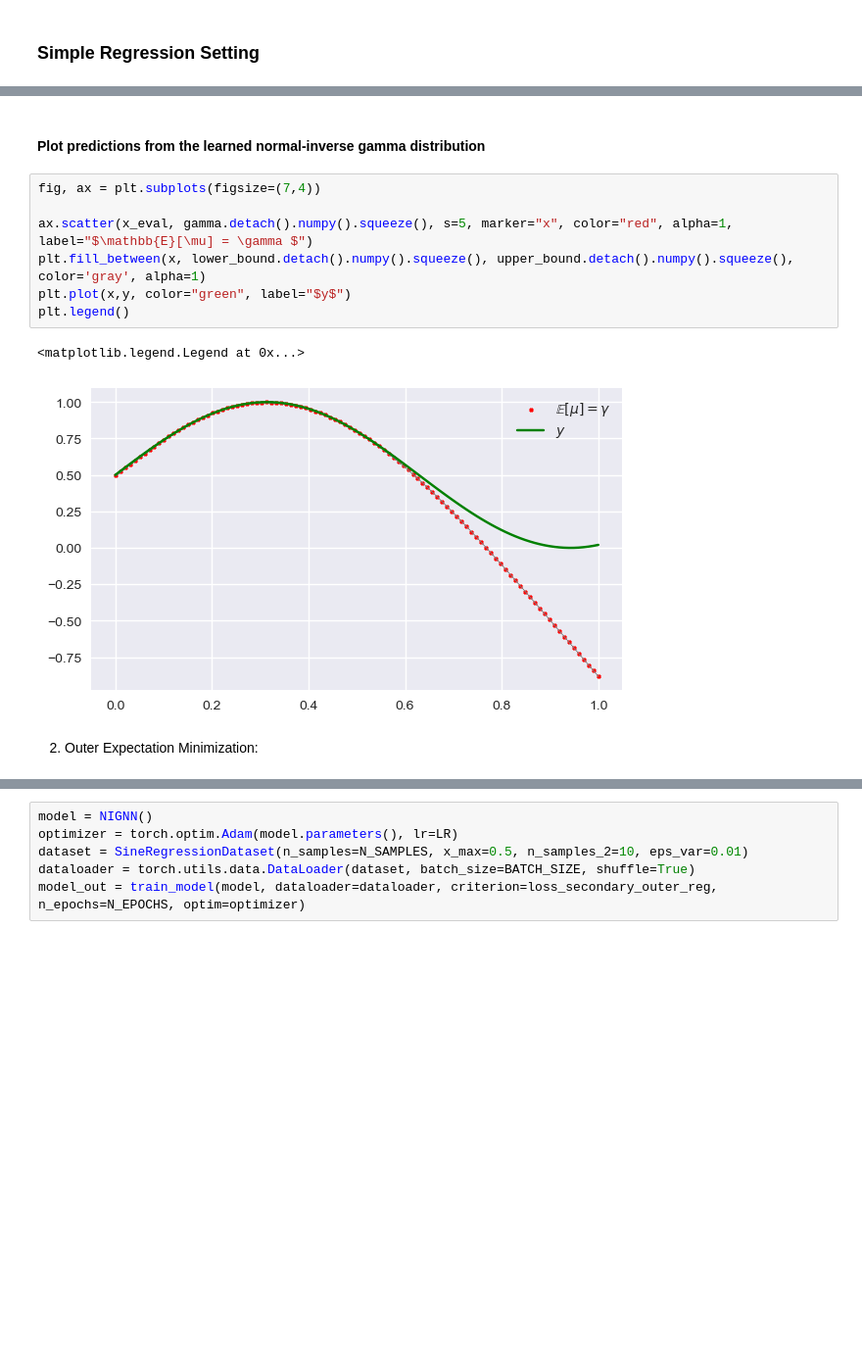
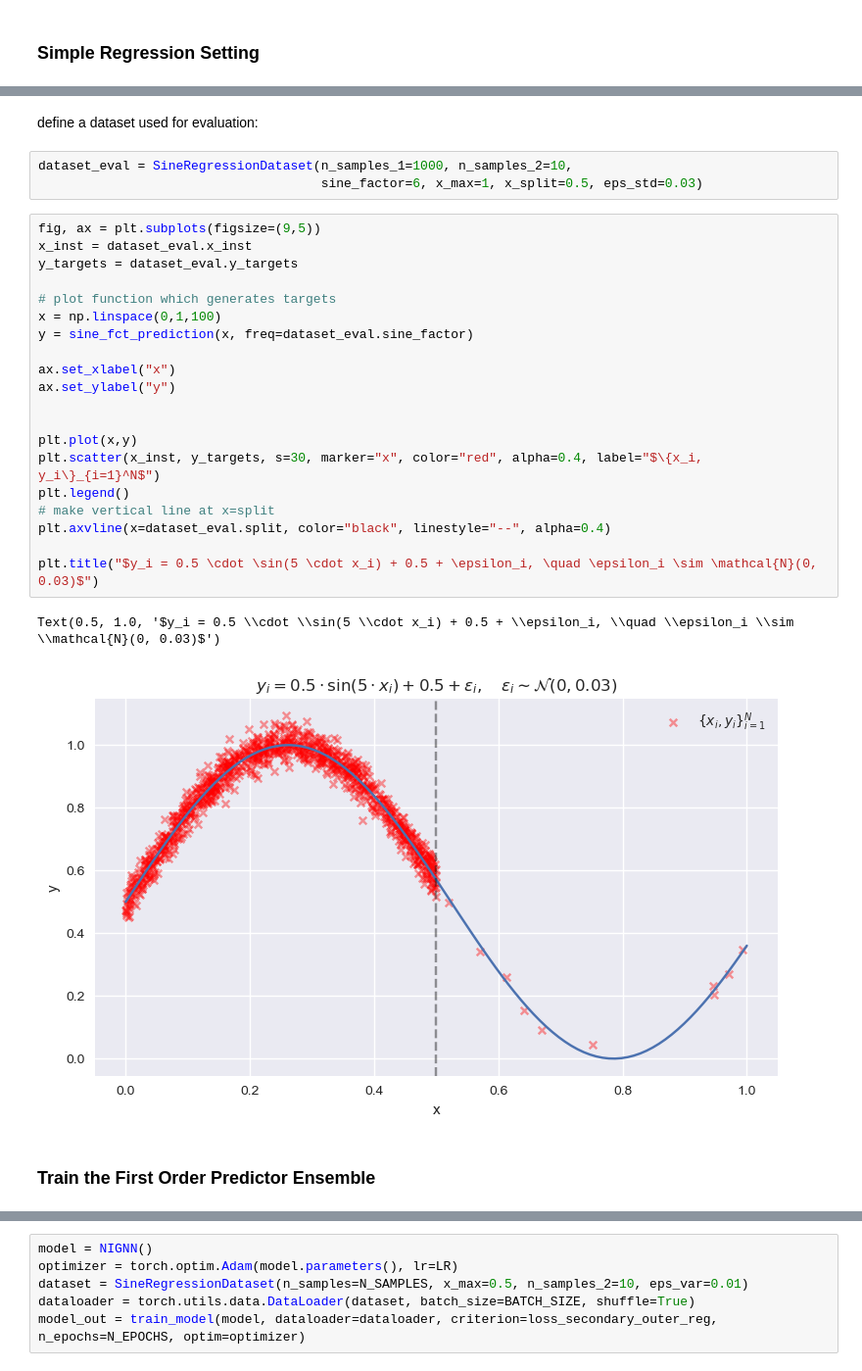
Before and after one commit to mkjuergens/EpistemicUncertaintyAnalysis, a Jupyter notebook: notebooks/synthetic_data_der.ipynb, the cells around one changed output, grey strips where cells are left out. Shown at 98% size. Drawn from its saved outputs; the diff is of its cells as text; blank space fills up the shorter version.

```diff
--- a/notebooks/synthetic_data_der.ipynb
+++ b/notebooks/synthetic_data_der.ipynb
@@ -131,14 +19,30 @@ upper_bound = pred + aleatoric_uc
-# %% [markdown]
-#### Plot predictions from the learned normal-inverse gamma distribution
-# %%
-fig, ax = plt.subplots(figsize=(7,4))
-
-ax.scatter(x_eval, gamma.detach().numpy().squeeze(), s=5, marker="x", color="red", alpha=1, label="$\mathbb{E}[\mu] = \gamma $")
-plt.fill_between(x, lower_bound.detach().numpy().squeeze(), upper_bound.detach().numpy().squeeze(), color='gray', alpha=1)
-plt.plot(x,y, color="green", label="$y$")
-plt.legend()
-# %% [output]
-<matplotlib.legend.Legend at 0x...>
-[figure, removed]
-# %% [markdown]
-2. Outer Expectation Minimization:
+# %% [markdown]
+define a dataset used for evaluation:
+# %%
+dataset_eval = SineRegressionDataset(n_samples_1=1000, n_samples_2=10,
+                                     sine_factor=6, x_max=1, x_split=0.5, eps_std=0.03)
+# %%
+fig, ax = plt.subplots(figsize=(9,5))
+x_inst = dataset_eval.x_inst
+y_targets = dataset_eval.y_targets
+
+# plot function which generates targets
+x = np.linspace(0,1,100)
+y = sine_fct_prediction(x, freq=dataset_eval.sine_factor)
+
+ax.set_xlabel("x")
+ax.set_ylabel("y")
+
+
+plt.plot(x,y)
+plt.scatter(x_inst, y_targets, s=30, marker="x", color="red", alpha=0.4, label="$\{x_i, y_i\}_{i=1}^N$")
+plt.legend()
+# make vertical line at x=split
+plt.axvline(x=dataset_eval.split, color="black", linestyle="--", alpha=0.4)
+
+plt.title("$y_i = 0.5 \cdot \sin(5 \cdot x_i) + 0.5 + \epsilon_i, \quad \epsilon_i \sim \mathcal{N}(0, 0.03)$")
+# %% [output]
+Text(0.5, 1.0, '$y_i = 0.5 \\cdot \\sin(5 \\cdot x_i) + 0.5 + \\epsilon_i, \\quad \\epsilon_i \\sim \\mathcal{N}(0, 0.03)$')
+[figure, added]
+# %% [markdown]
+### Train the First Order Predictor Ensemble
```
Also changed, not shown: parts of 68 cells of this notebook, 2 other files.
